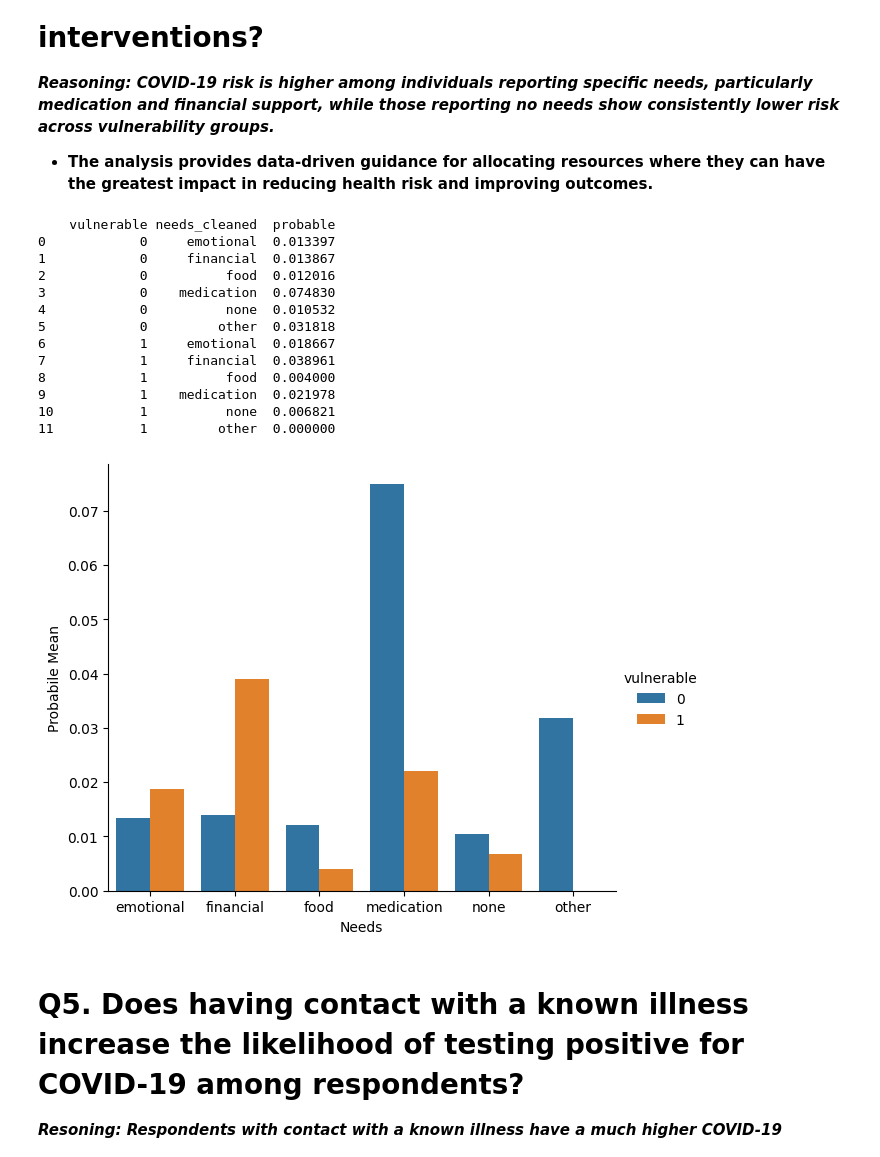
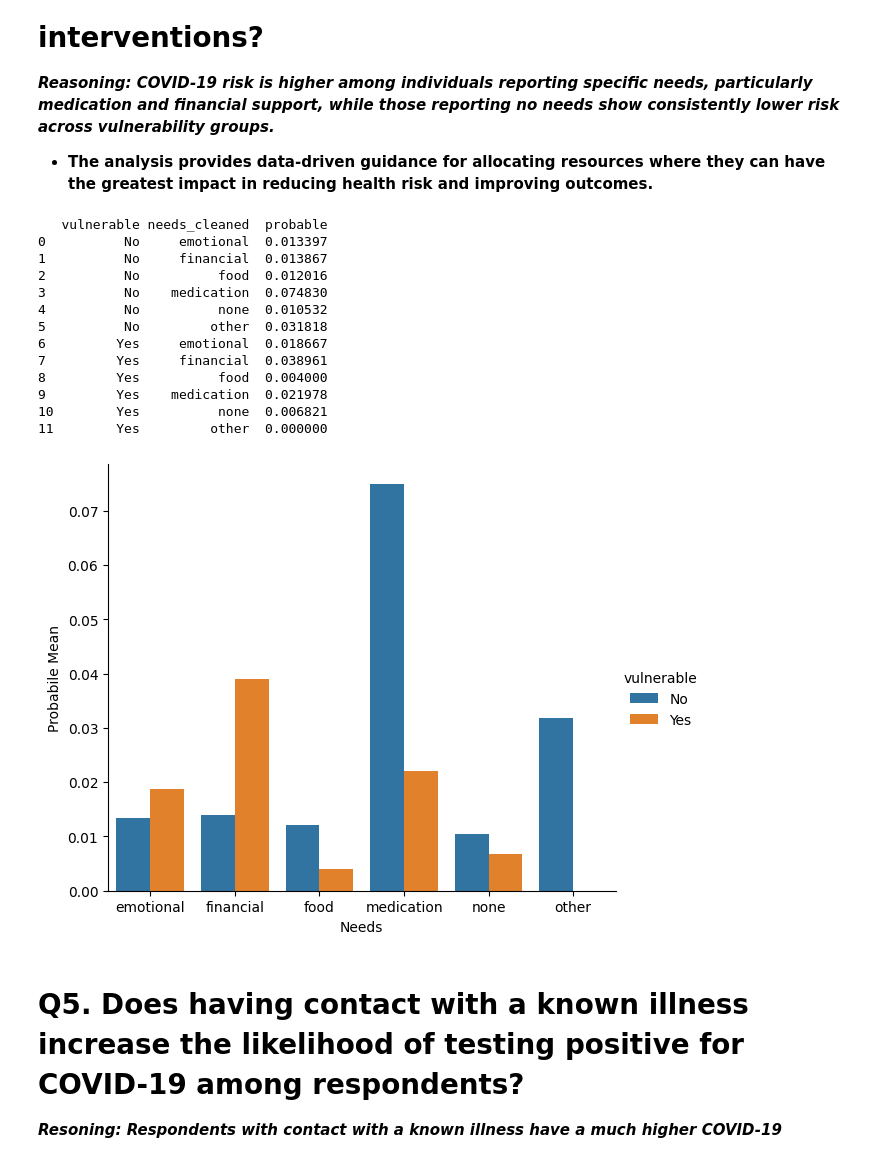
Before and after one commit to neeturathaur-sys/Team8_PyMaster_PythonHackathon_December25, a Jupyter notebook: Neetu/Team8_PyMaster_3_PrescriptiveAnalysis.ipynb, the cells around one changed output. Cells and saved outputs as stored; diff of their text form; code cells hidden in the pictures.

```diff
--- a/Neetu/Team8_PyMaster_3_PrescriptiveAnalysis.ipynb
+++ b/Neetu/Team8_PyMaster_3_PrescriptiveAnalysis.ipynb
@@ -10,9 +10,9 @@ import warnings
 warnings.simplefilter("ignore", UserWarning)
 
 #Reading the cleaned data
-survey1=pd.read_excel("cleaned_schema_1_data.xlsx")
-survey2=pd.read_excel("cleaned_schema_2_data.xlsx")
-survey3=pd.read_excel("cleaned_schema_3_data.xlsx")
+survey1=pd.read_excel("Team8_PyMasters_Cleaned_data1.xlsx")
+survey2=pd.read_excel("Team8_PyMasters_Cleaned_data2.xlsx")
+survey3=pd.read_excel("Team8_PyMasters_Cleaned_data3.xlsx")
 
 #Creating a copy of the original data to protect unnecessary modification in original data.
 df1=survey1.copy()
@@ -197,48 +176,48 @@ COVID-19 risk is higher among individuals reporting specific needs, particularly
 needs_mapping = {
     'noneOfTheAbove': 'none',
     'food': 'food',
     'financialSupport': 'financial',
     'emotionalSupport': 'emotional',
     'other': 'other',
     'medication': 'medication'
 }
 
 # Apply mapping
 df3['needs_cleaned'] = df3['needs'].map(needs_mapping)
 mental_risk = (
     df3.groupby(["vulnerable", "needs_cleaned"])["probable"]
     .mean()
     .reset_index()
 )
-
+mental_risk['vulnerable'] = mental_risk['vulnerable'].replace({0: 'No', 1: 'Yes'})
 print(mental_risk)
 sns.catplot(
     data=mental_risk,
     x="needs_cleaned",
     y="probable",
     hue="vulnerable",
     kind="bar",
     height=5,
     aspect=1.2
 )
 plt.xlabel('Needs')
 plt.ylabel('Probabile Mean')
 plt.show()
 # %% [output]
-    vulnerable needs_cleaned  probable
-0            0     emotional  0.013397
-1            0     financial  0.013867
-2            0          food  0.012016
-3            0    medication  0.074830
-4            0          none  0.010532
-5            0         other  0.031818
-6            1     emotional  0.018667
-7            1     financial  0.038961
-8            1          food  0.004000
-9            1    medication  0.021978
-10           1          none  0.006821
-11           1         other  0.000000
+   vulnerable needs_cleaned  probable
+0          No     emotional  0.013397
+1          No     financial  0.013867
+2          No          food  0.012016
+3          No    medication  0.074830
+4          No          none  0.010532
+5          No         other  0.031818
+6         Yes     emotional  0.018667
+7         Yes     financial  0.038961
+8         Yes          food  0.004000
+9         Yes    medication  0.021978
+10        Yes          none  0.006821
+11        Yes         other  0.000000
-[figure, old version]
+[figure, new version]
 # %% [markdown]
 # Q5. Does having contact with a known illness increase the likelihood of testing positive for COVID-19 among respondents?
 ***Resoning: Respondents with contact with a known illness have a much higher COVID-19 positivity rate (16.7%) compared to those with no contact (3.5%), highlighting the increased risk of infection from exposure and the importance of preventive measures.***
```
Also changed, not shown: parts of 4 cells of this notebook.
